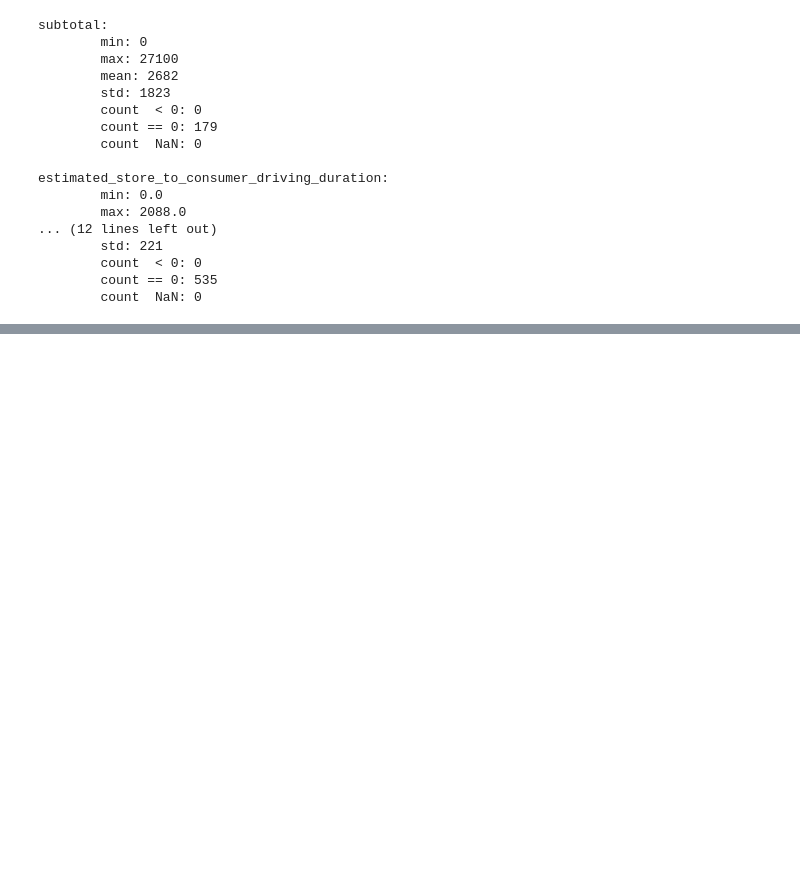
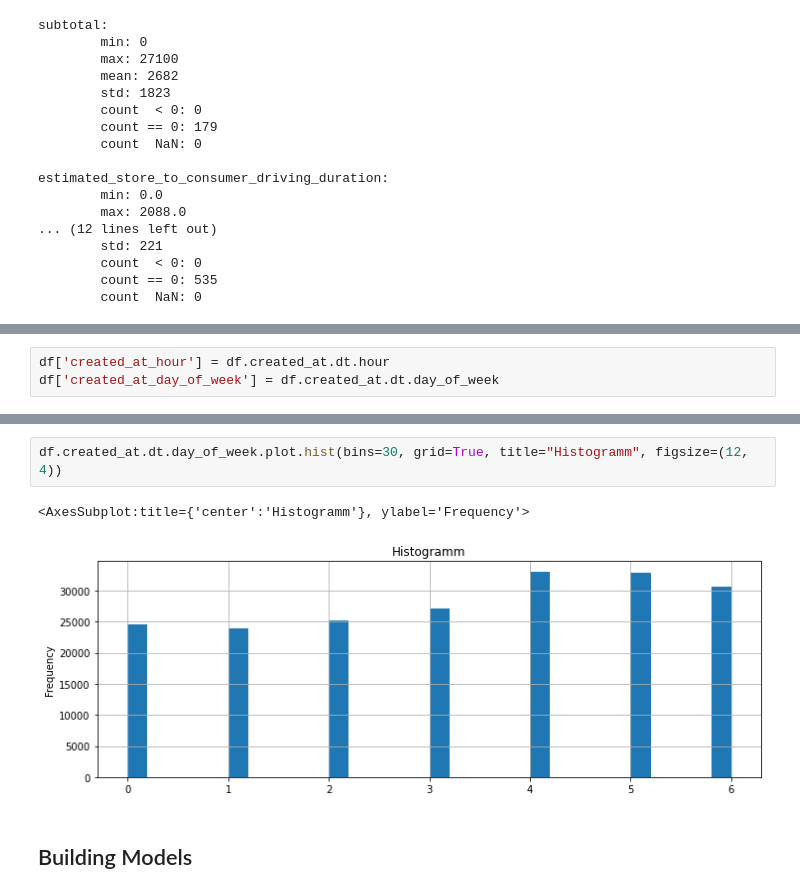
Before and after one commit to ilserg70/problems, a Jupyter notebook: DoorDash/predicted_duration.ipynb, the cells around one changed output, grey strips where cells are left out. Cells and saved outputs as stored; diff of their text form; blank space fills up the shorter version.

```diff
--- a/DoorDash/predicted_duration.ipynb
+++ b/DoorDash/predicted_duration.ipynb
@@ -228,0 +206,3 @@ memory usage: 16.6 MB
+# %%
+df['created_at_hour'] = df.created_at.dt.hour
+df['created_at_day_of_week'] = df.created_at.dt.day_of_week
@@ -228,0 +233,7 @@ memory usage: 16.6 MB
+# %%
+df.created_at.dt.day_of_week.plot.hist(bins=30, grid=True, title="Histogramm", figsize=(12, 4))
+# %% [output]
+<AxesSubplot:title={'center':'Histogramm'}, ylabel='Frequency'>
+[figure, added]
+# %% [markdown]
+## Building Models
```
Also changed, not shown: parts of 14 cells of this notebook.
